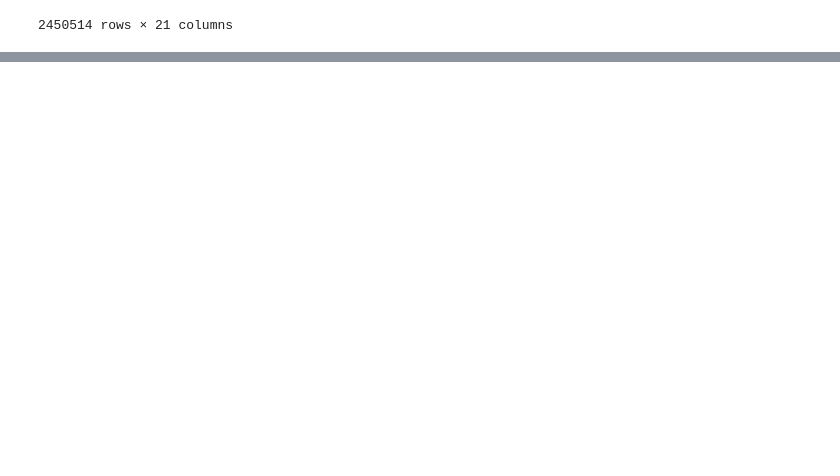
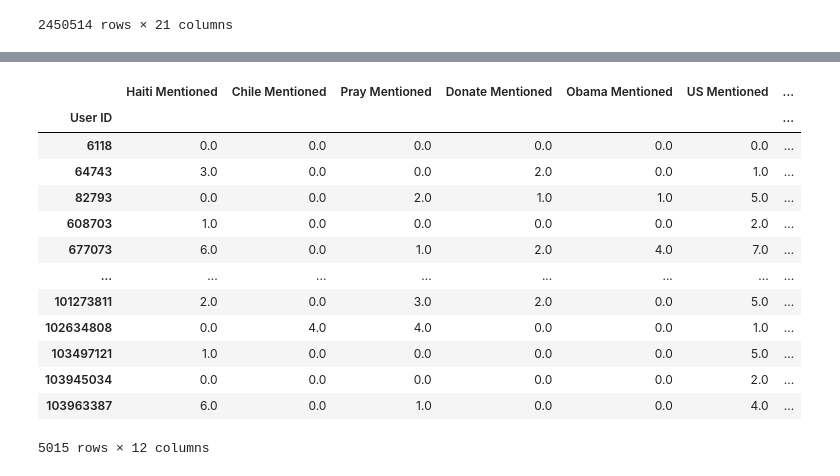
Before and after one commit to Davey-J/QM2Analysis, a Jupyter notebook: NLP Keyword Filtering.ipynb, the cells around one changed output, grey strips where cells are left out. Cells and saved outputs as stored; diff of their text form; code cells hidden in the pictures; blank space fills up the shorter version.

```diff
--- a/NLP Keyword Filtering.ipynb
+++ b/NLP Keyword Filtering.ipynb
@@ -81,0 +115,18 @@ user_data = tweet_data.groupby('User ID')
+# %%
+user_mentioned_counts = data_to_agg.drop(columns=['Subjectivity', 'Sentiment']).groupby('User ID').sum()
+user_mentioned_counts
+# %% [output]
+|  | Haiti Mentioned | Chile Mentioned | Pray Mentioned | Donate Mentioned | Obama Mentioned | US Mentioned | ... |
+| User ID |  |  |  |  |  |  | ... |
+| 6118 | 0.0 | 0.0 | 0.0 | 0.0 | 0.0 | 0.0 | ... |
+| 64743 | 3.0 | 0.0 | 0.0 | 2.0 | 0.0 | 1.0 | ... |
+| 82793 | 0.0 | 0.0 | 2.0 | 1.0 | 1.0 | 5.0 | ... |
+| 608703 | 1.0 | 0.0 | 0.0 | 0.0 | 0.0 | 2.0 | ... |
+| 677073 | 6.0 | 0.0 | 1.0 | 2.0 | 4.0 | 7.0 | ... |
+| ... | ... | ... | ... | ... | ... | ... | ... |
+| 101273811 | 2.0 | 0.0 | 3.0 | 2.0 | 0.0 | 5.0 | ... |
+| 102634808 | 0.0 | 4.0 | 4.0 | 0.0 | 0.0 | 1.0 | ... |
+| 103497121 | 1.0 | 0.0 | 0.0 | 0.0 | 0.0 | 5.0 | ... |
+| 103945034 | 0.0 | 0.0 | 0.0 | 0.0 | 0.0 | 2.0 | ... |
+| 103963387 | 6.0 | 0.0 | 1.0 | 0.0 | 0.0 | 4.0 | ... |
+5015 rows × 12 columns
```
Also changed, not shown: parts of 5 cells of this notebook.
